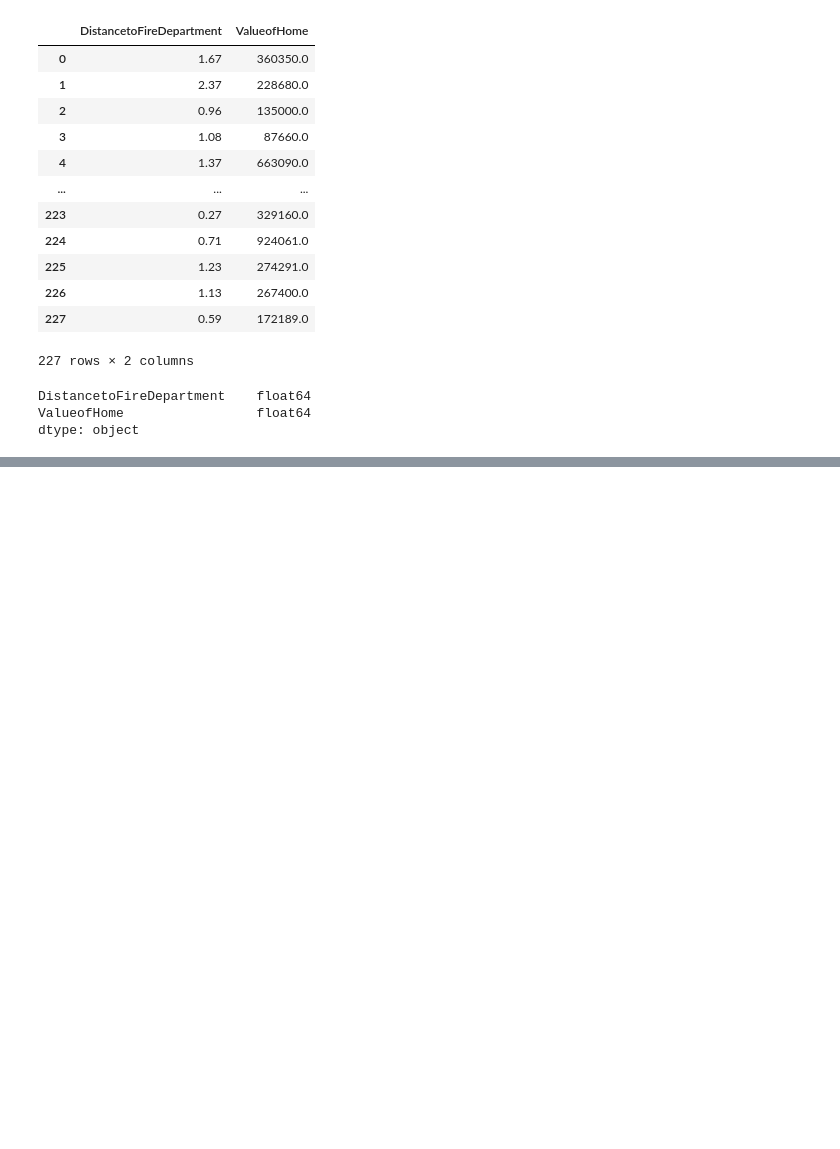
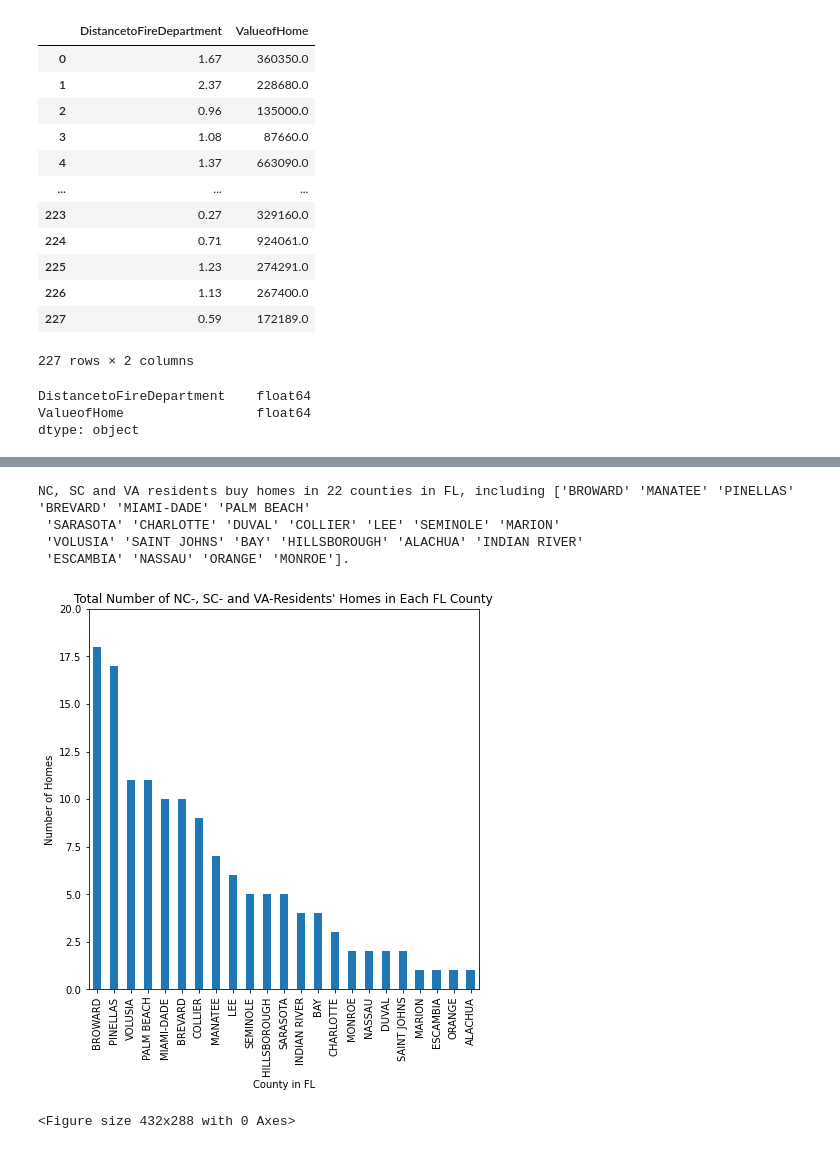
Before and after one commit to ajwu100/GROUP-9-PROJECT-1, a Jupyter notebook: public_community.ipynb, the cells around one changed output, grey strips where cells are left out. Saved outputs shown, nothing was run; the diff lists cells and outputs as text; code cells hidden in the pictures; blank space fills up the shorter version.

```diff
--- a/public_community.ipynb
+++ b/public_community.ipynb
@@ -239,0 +241,18 @@ The correlation between distance to fire station and home value is 0.08, indicat
+# %%
+# PPC Focus: What are the typical PPC ratings of homes owned by NC, SC and VA residents?
+ppc_master_df = master_data_df[["Id", "PropertyCity", "PropertyZip", "CountyName", "PPC", "ValueofHome"]]
+
+#Clean up PPC DataFrame to exclude rows where PPC data is shown as nulls and dates.
+clean_ppc_master_df = ppc_master_df.dropna()
+clean_ppc_master_df = clean_ppc_master_df.drop(index=[95, 133])
+
+#Changed PPC data from object to integers.
+clean_ppc_master_df["PPC"] = pd.to_numeric(clean_ppc_master_df["PPC"],errors='coerce')
+clean_ppc_master_df
+
+#ppc_groups_df = clean_ppc_master_df.groupby(["PPC","CountyName"])
+ppc_only_df = clean_ppc_master_df[["PPC", "Id"]]
+ppc_groups = ppc_only_df.groupby(["PPC"])
+ppc_count = ppc_groups["Id"].count()
+
+ppc_count
@@ -239,0 +289,27 @@ The correlation between distance to fire station and home value is 0.08, indicat
+# %%
+# PPC Focus: Amongst the counties that NC, SC and VA residents have a second home in, which
+# ones have the higher PPC ratings?
+
+# In which counties have NC, SC and VA-residents purchased their homes?
+county_list = clean_ppc_master_df["CountyName"].unique()
+print(f"NC, SC and VA residents buy homes in 22 counties in FL, including {county_list}.")
+
+county_only_df = clean_ppc_master_df[["CountyName", "Id"]]
+county_groups = county_only_df.groupby(["CountyName"])
+county_count = county_groups["Id"].count()
+county_count = county_count.sort_values(ascending=False)
+county_count_plot = county_count.plot(kind="bar", figsize=(7,7))
+
+plt.title("Total Number of NC-, SC- and VA-Residents' Homes in Each FL County")
+plt.ylabel("Number of Homes")
+plt.xlabel("County in FL")
+plt.ylim(0, 20)
+plt.show()
+plt.tight_layout()
+# %% [output]
+NC, SC and VA residents buy homes in 22 counties in FL, including ['BROWARD' 'MANATEE' 'PINELLAS' 'BREVARD' 'MIAMI-DADE' 'PALM BEACH'
+ 'SARASOTA' 'CHARLOTTE' 'DUVAL' 'COLLIER' 'LEE' 'SEMINOLE' 'MARION'
+ 'VOLUSIA' 'SAINT JOHNS' 'BAY' 'HILLSBOROUGH' 'ALACHUA' 'INDIAN RIVER'
+ 'ESCAMBIA' 'NASSAU' 'ORANGE' 'MONROE'].
+[figure, added]
+<Figure size 432x288 with 0 Axes>
```
Also changed, not shown: parts of 10 cells of this notebook, 1 other file.
